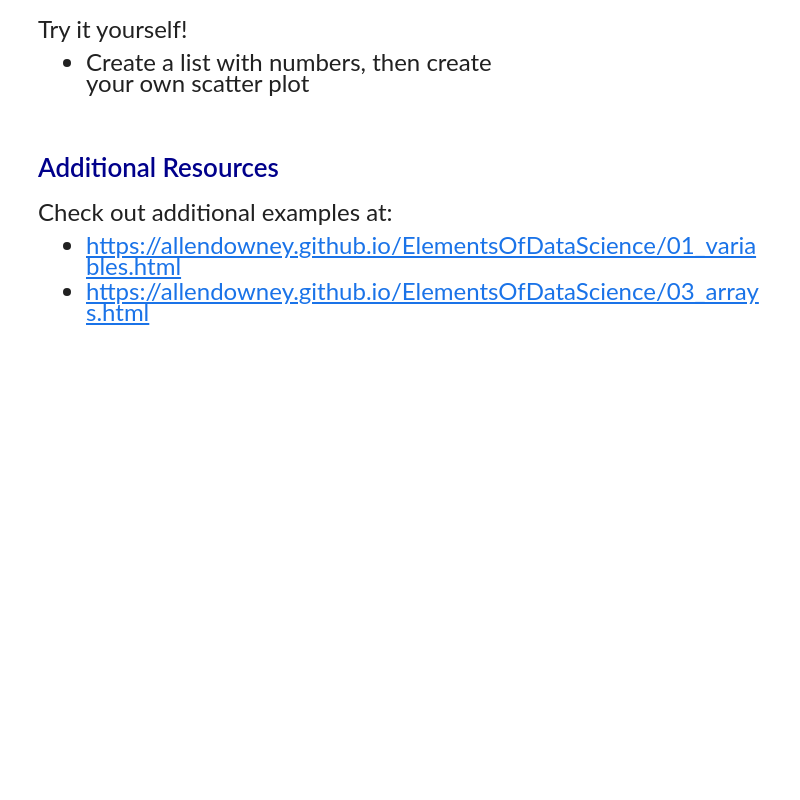
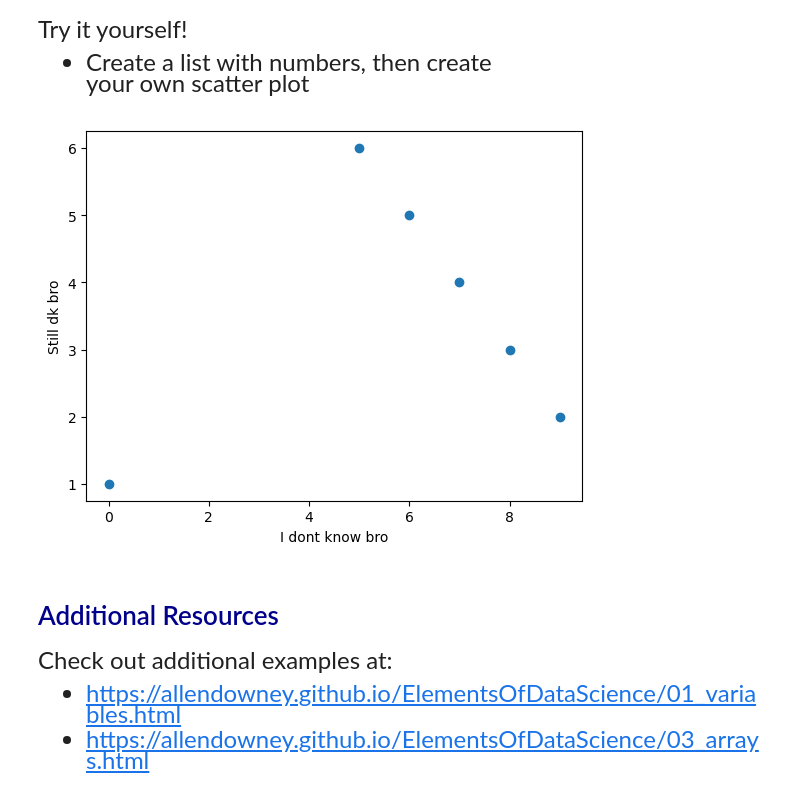
Before and after one commit to ailasheri/qtm151spring2024, a Jupyter notebook: Lecture 02/lecture2.ipynb, the cells around one changed output. Drawn from its saved outputs; the diff is of its cells as text; code cells hidden in the pictures; blank space fills up the shorter version.

```diff
--- a/Lecture 02/lecture2.ipynb
+++ b/Lecture 02/lecture2.ipynb
@@ -288,3 +310,15 @@ your own scatter plot
+# %%
+# Write your own code here
+
+
+leest = [0, 9, 8, 7, 6, 5]
+listee = [1, 2, 3, 4, 5, 6]
+plt.scatter(x= leest, y= listee)
+plt.xlabel("I dont know bro")
+plt.ylabel("Still dk bro")
+plt.show()
+# %% [output]
+[figure, added]
 # %% [markdown]
 # <span style="color:darkblue"> Additional Resources </span>
 
```
Also changed, not shown: parts of 6 cells of this notebook, 37 other files.
